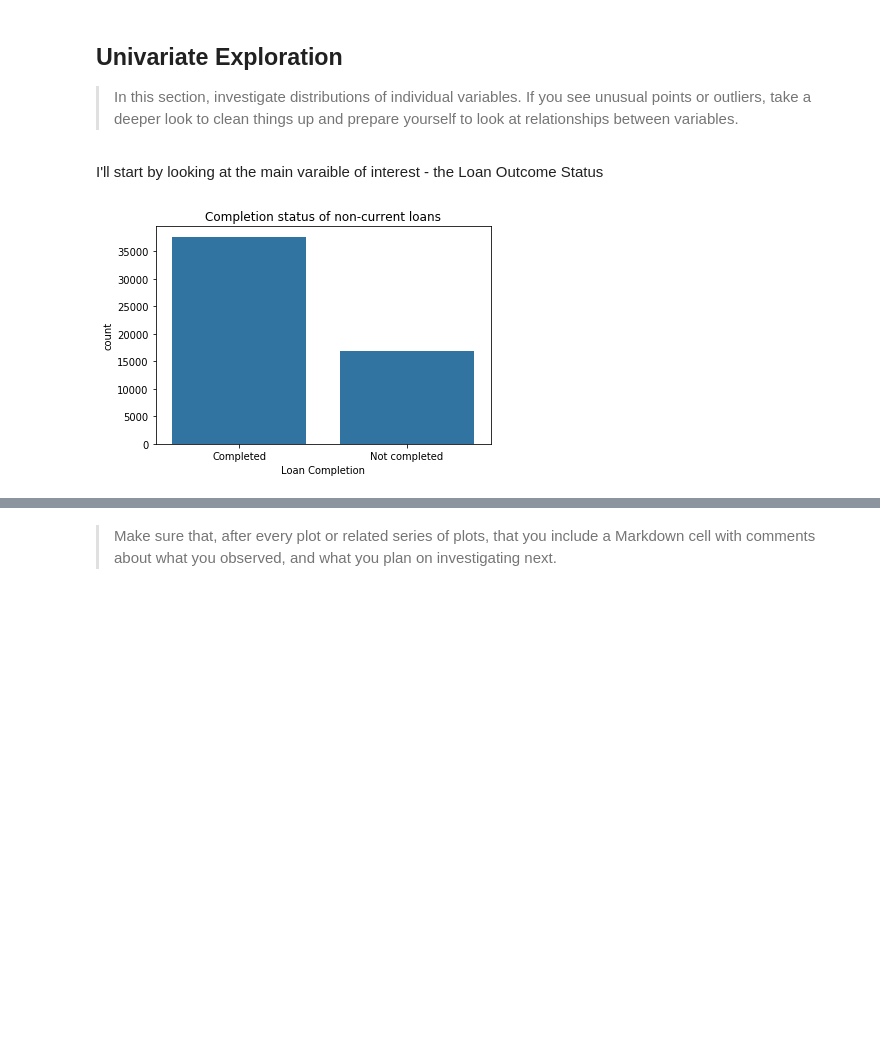
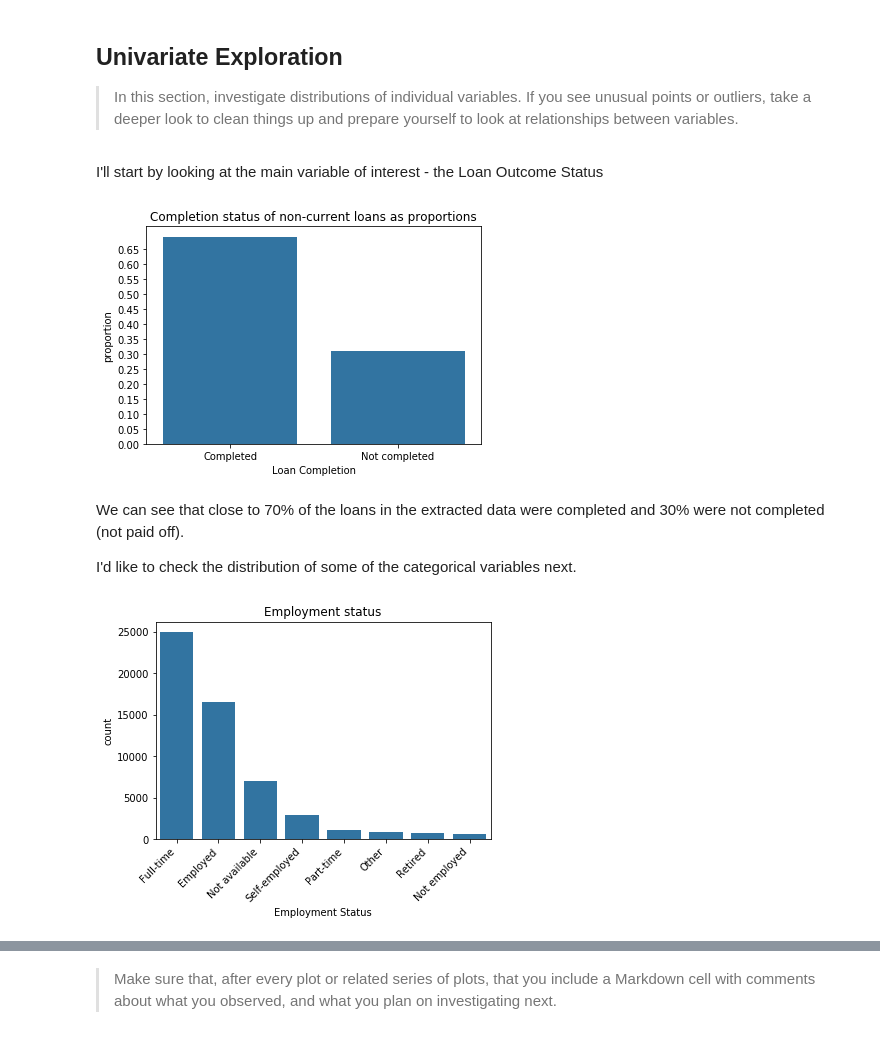
Before and after one commit to Jeffro80/DAND_Communicate_Findings, a Jupyter notebook: exploration-WORKING.ipynb, the cells around one changed output, grey strips where cells are left out. Drawn from its saved outputs; the diff is of its cells as text; code cells hidden in the pictures; blank space fills up the shorter version.

```diff
--- a/exploration-WORKING.ipynb
+++ b/exploration-WORKING.ipynb
@@ -333,12 +333,32 @@ loans.describe()
 you see unusual points or outliers, take a deeper look to clean things up
 and prepare yourself to look at relationships between variables.
 # %% [markdown]
-I'll start by looking at the main varaible of interest - the Loan Outcome Status
+I'll start by looking at the main variable of interest - the Loan Outcome Status
 # %%
-# Plot frequencies for LoanCompleted column
+# Plot LoanCompleted column as %
 base_color = sb.color_palette()[0]
+n_points = loans.shape[0]
+max_count = loans['LoanCompleted'].value_counts().max()
+max_prop = max_count / n_points
+tick_props = np.arange(0, max_prop, 0.05)
+tick_names = ['{:0.2f}'.format(v) for v in tick_props]
 sb.countplot(data = loans, x = 'LoanCompleted', color = base_color)
+plt.yticks(tick_props * n_points, tick_names)
+plt.ylabel('proportion')
 plt.xlabel('Loan Completion')
-plt.title('Completion status of non-current loans');
+plt.title('Completion status of non-current loans as proportions');
 # %% [output]
-[figure, old version]
+[figure, new version]
+# %% [markdown]
+We can see that close to 70% of the loans in the extracted data were completed and 30% were not completed (not paid off).
+
+I'd like to check the distribution of some of the categorical variables next.
+# %%
+# Plot EmploymentStatus column
+cat_order = loans['EmploymentStatus'].value_counts().index
+sb.countplot(data = loans, x = 'EmploymentStatus', color = base_color, order=cat_order)
+plt.xlabel('Employment Status')
+plt.xticks(rotation=45, horizontalalignment='right')
+plt.title('Employment status');
+# %% [output]
+[figure, added]
```
Also changed, not shown: parts of 8 cells of this notebook.
